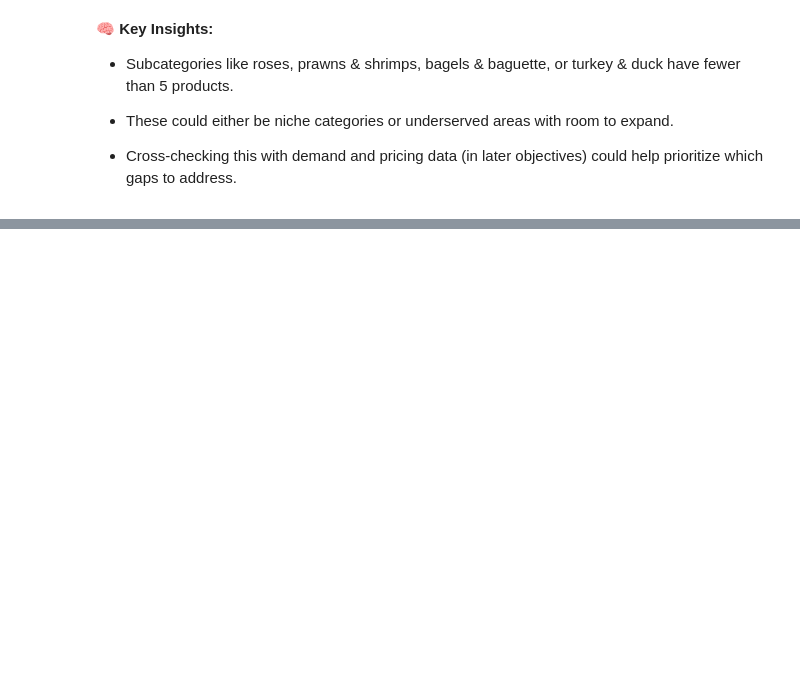
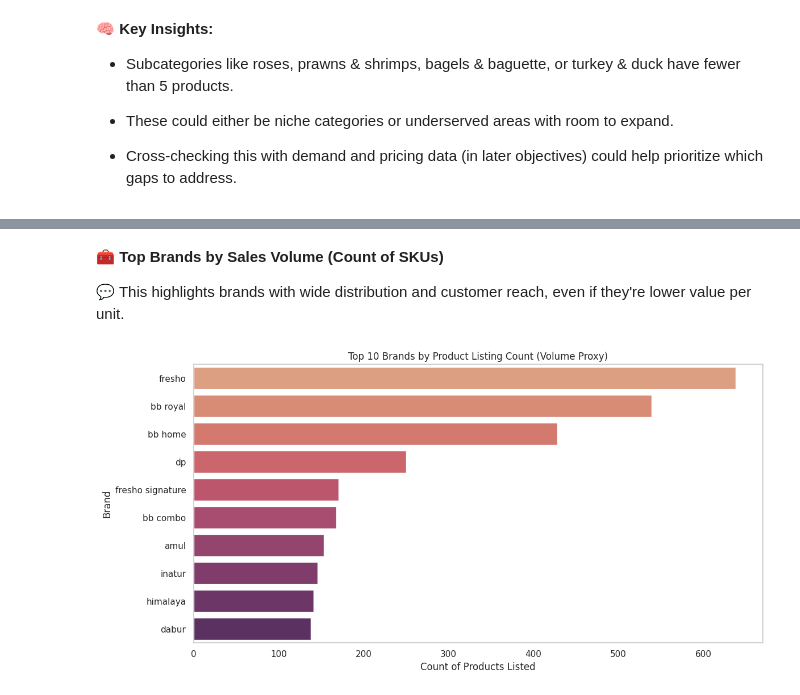
Before and after one commit to Rudrajit12/BigBasket-Product-Assortment-Optimization, a Jupyter notebook: BigBasket_Product_Assortment_Analysis.ipynb, the cells around one changed output, grey strips where cells are left out. Cells and saved outputs as stored; diff of their text form; code cells hidden in the pictures; blank space fills up the shorter version.

```diff
--- a/BigBasket_Product_Assortment_Analysis.ipynb
+++ b/BigBasket_Product_Assortment_Analysis.ipynb
@@ -1817,0 +2129,24 @@ plt.show()
+# %% [markdown]
+**🧰 Top Brands by Sales Volume (Count of SKUs)**
+
+💬 This highlights brands with wide distribution and customer reach, even if they're lower value per unit.
+# %%
+# Top 10 brands by product listing count
+top_brands_volume = brand_sales.sort_values(by='product_count', ascending=False).head(10)
+
+# Visualize
+plt.figure(figsize=(12, 6))
+sns.barplot(
+    data=top_brands_volume,
+    x='product_count',
+    y='brand',
+    palette='flare'
+)
+plt.title("Top 10 Brands by Product Listing Count (Volume Proxy)")
+plt.xlabel("Count of Products Listed")
+plt.ylabel("Brand")
+plt.grid(axis='x')
+plt.tight_layout()
+plt.show()
+# %% [output]
+[figure, added]
```
Also changed, not shown: parts of 33 cells of this notebook.
